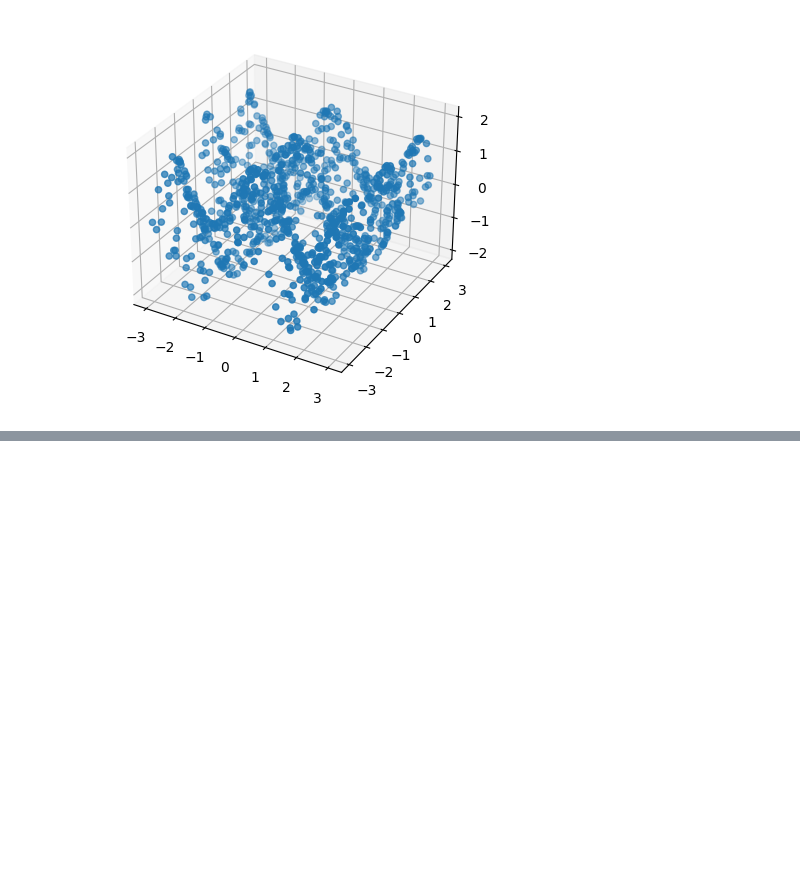
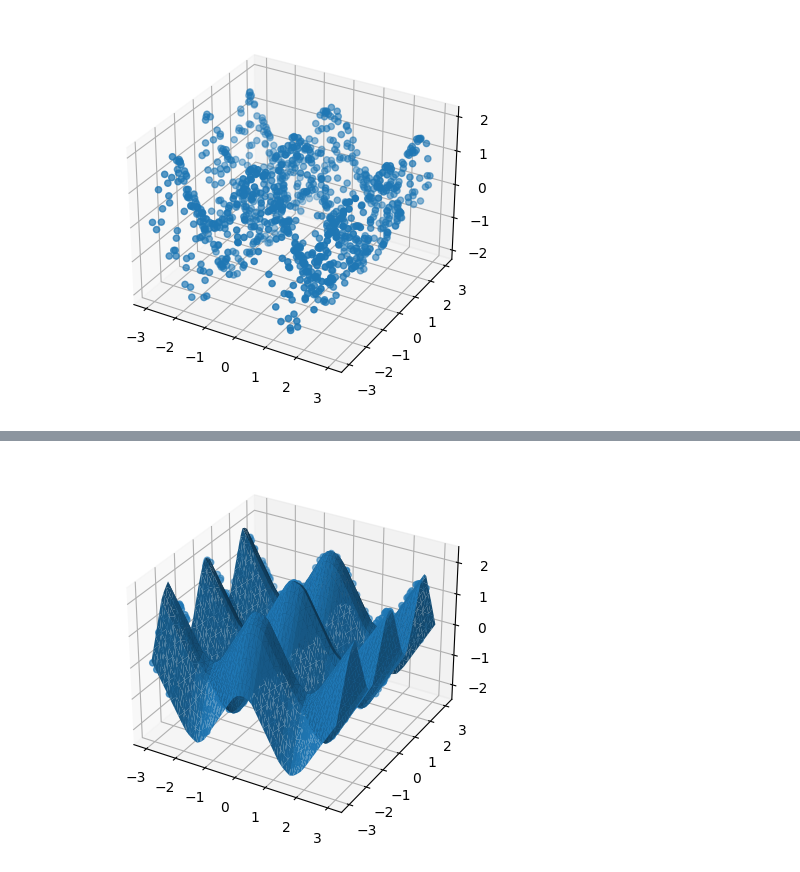
Before and after one commit to JonasHagstrom79/Advanced_Computer_Vision, a Jupyter notebook: 04_ANN_Regression.ipynb, the cells around one changed output, grey strips where cells are left out. Drawn from its saved outputs; the diff is of its cells as text; code cells hidden in the pictures; blank space fills up the shorter version.

```diff
--- a/04_ANN_Regression.ipynb
+++ b/04_ANN_Regression.ipynb
@@ -22,0 +58,14 @@ plt.show()
+# %%
+# plot the prediction surface
+fig = plt.figure()
+ax = fig.add_subplot(111, projection="3d")
+ax.scatter(X[:,0], X[:,1], Y)
+
+# surface plot
+line = np.linspace(-3,3,50)
+xx, yy = np.meshgrid(line, line)
+Xgrid = np.vstack((xx.flatten(), yy.flatten())).T
+Yhat = model.predict(Xgrid).flatten()
+ax.plot_trisurf(Xgrid[:,0], Xgrid[:,1], Yhat, linewidth=0.2, antialiased=True)
+plt.show()
+# %% [output]
@@ -22,0 +73 @@ plt.show()
+[figure, added]
```
Also changed, not shown: parts of 5 cells of this notebook.
